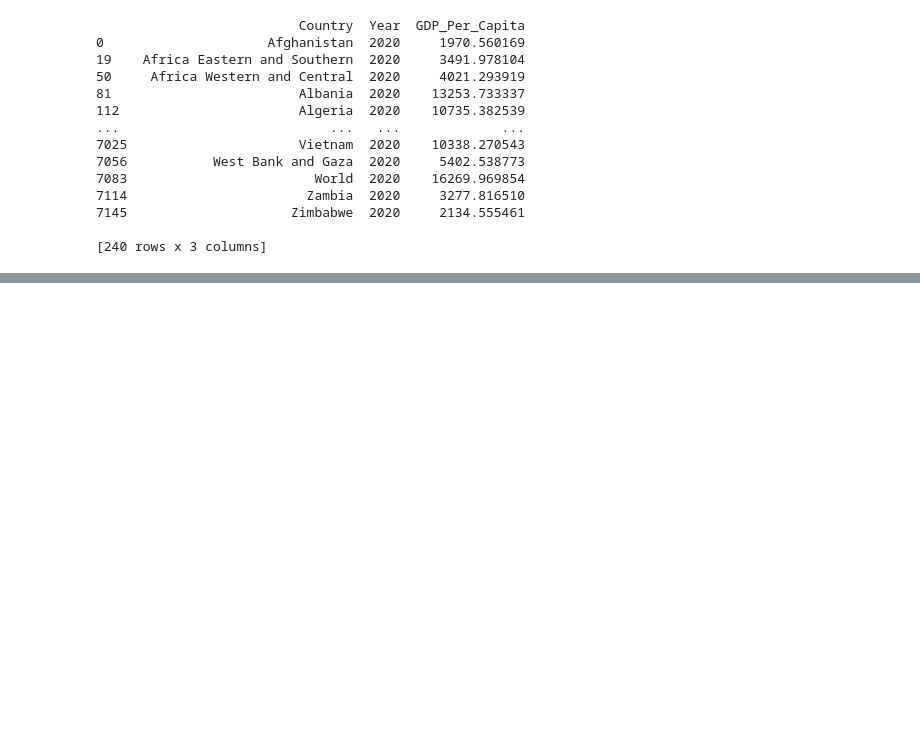
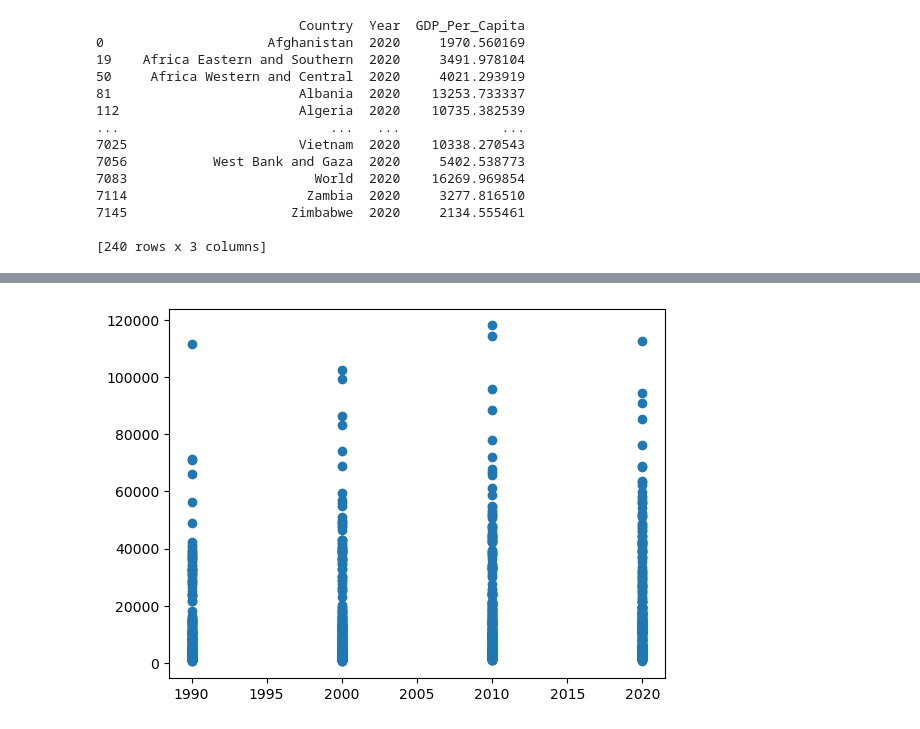
Before and after one commit to scost46/gdp-and-internet-usage-scost46, a Jupyter notebook: notebook/UN_Project.ipynb, the cells around one changed output, grey strips where cells are left out. Saved outputs shown, nothing was run; the diff lists cells and outputs as text; code cells hidden in the pictures; blank space fills up the shorter version.

```diff
--- a/notebook/UN_Project.ipynb
+++ b/notebook/UN_Project.ipynb
@@ -138,0 +176,6 @@ gdp_2020['GDP_Per_Capita'].median()
+# %%
+#scatter plot
+plt.scatter(gdp_decades.Year, gdp_decades.GDP_Per_Capita)
+plt.show()
+# %% [output]
+[figure, added]
```
Also changed, not shown: parts of 21 cells of this notebook.
